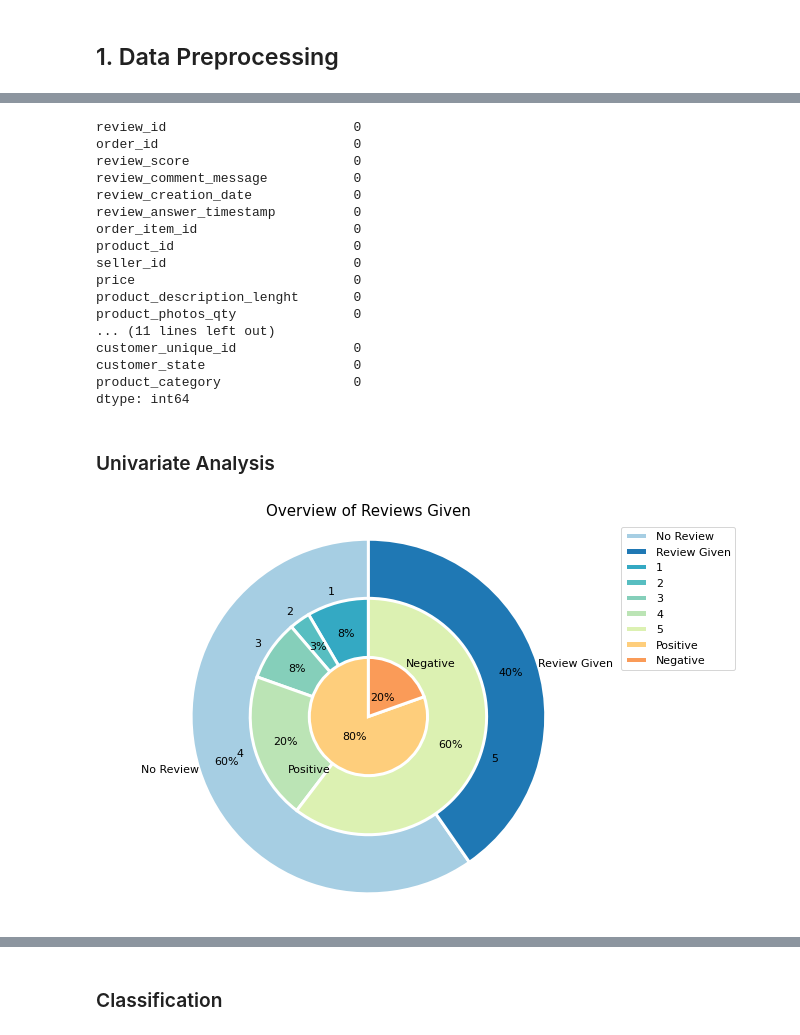
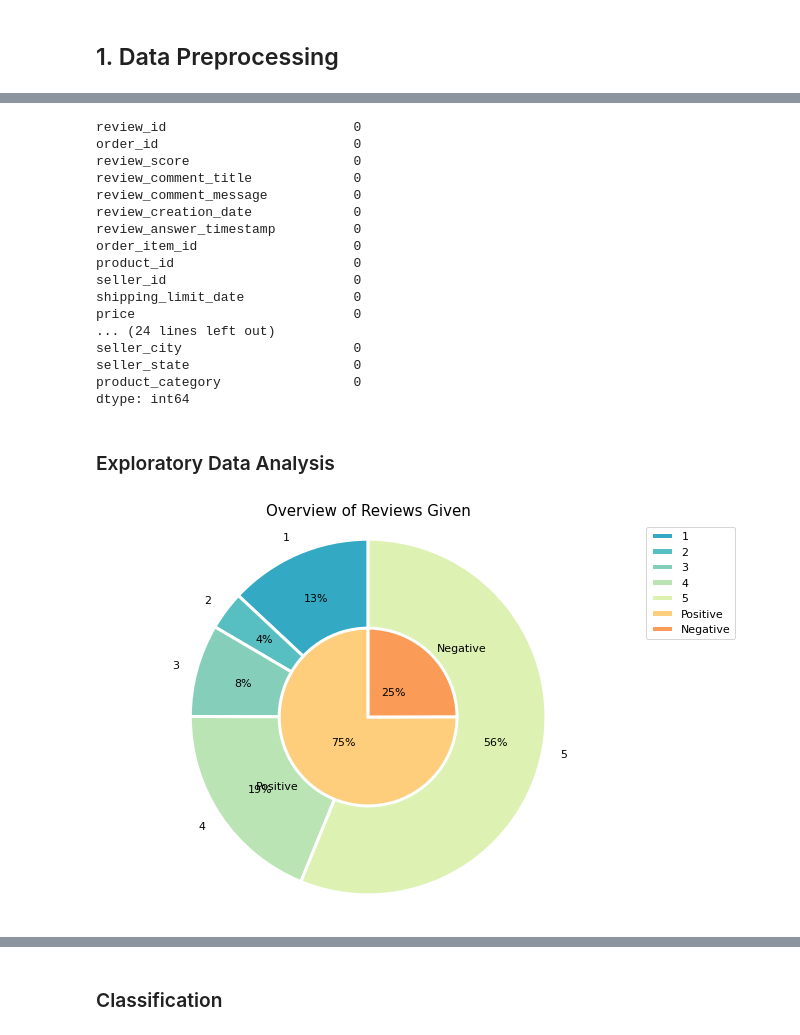
Before and after one commit to miji-lee-kr/Customer_Satisfaction_Rate_Analysis, a Jupyter notebook: Review_Score_Analysis.ipynb, the cells around one changed output, grey strips where cells are left out. Saved outputs shown, nothing was run; the diff lists cells and outputs as text; code cells hidden in the pictures.

```diff
--- a/Review_Score_Analysis.ipynb
+++ b/Review_Score_Analysis.ipynb
@@ -32,6 +35,7 @@ df= df.merge(product, on = 'product_id', how = 'inner')
 df= df.merge(orders, on = 'order_id', how = 'inner')
 df= df.merge(payment, on = 'order_id', how = 'inner')
 df = df.merge(customers, on = 'customer_id', how = 'inner')
+df = pd.merge(df, sellers, on = 'seller_id', how = 'inner')
 df.head(5)
 # %% [output]
 |  | review_id | order_id | review_score | review_comment_title | review_comment_message | review_creation_date | ... |
@@ -44,8 +48,3 @@ df.head(5)
-# %%
-# dropping unnecessary columns for analysis
-
-df = df.drop(columns = ['review_comment_title','freight_value', 'product_name_lenght','product_length_cm', 'product_height_cm',
-                        'product_width_cm', 'customer_zip_code_prefix', 'product_weight_g', 'shipping_limit_date', 'customer_city'])
 # %%
 # replacing Portuguese category names with English names
 
@@ -91,10 +90,14 @@ memory usage: 24.4+ MB
 
 df['product_category'] = df['product_category'].fillna("no_data")
 
-avg = ['product_description_lenght', 'product_photos_qty']
+avg = ['product_description_lenght', 'product_photos_qty', 'product_name_lenght','product_weight_g', 'product_height_cm', 'product_length_cm', 'product_width_cm']
+review = ['review_comment_title', 'review_comment_message']
 
 for i in avg:
     df[i].fillna(df[i].mean(), inplace = True)
+
+for a in review:
+    df[a].fillna('NA', inplace= True)
 
 # handling missing values
 
@@ -103,77 +106,67 @@ df["order_estimated_delivery_date"].fillna(df["order_delivered_customer_date"],
 df['order_delivered_carrier_date'].fillna(df['order_approved_at'], inplace = True)
 df['order_delivered_customer_date'].fillna(df["order_estimated_delivery_date"], inplace = True)
 
-# update reviews written in Portuguese to "review_contents", since I am not able to use the contents
-
-df['review_comment_message'].fillna('no_review',inplace=True)
-ind = df.query('review_comment_message!= "no_review"').index
-df.loc[ind, 'review_comment_message'] = 'review_given'
-
 df.isna().sum()
 # %% [output]
 review_id                        0
 order_id                         0
 review_score                     0
+review_comment_title             0
 review_comment_message           0
 review_creation_date             0
 review_answer_timestamp          0
 order_item_id                    0
 product_id                       0
 seller_id                        0
+shipping_limit_date              0
 price                            0
-product_description_lenght       0
-product_photos_qty               0
-... (11 lines left out)
-customer_unique_id               0
-customer_state                   0
+... (24 lines left out)
+seller_city                      0
+seller_state                     0
 product_category                 0
 dtype: int64
 # %%
 # removing duplicates
 
-df.drop_duplicates(subset = {'order_purchase_timestamp'}, inplace = True)
+df.drop_duplicates(subset = {'order_id', 'product_id', 'order_item_id'}, inplace = True)
 # %% [markdown]
-### Univariate Analysis
+### Exploratory Data Analysis
 # %%
 # Let's first divide positive reviews with score higher than 3, and negative reviews with score lower than 3.
 
 def division(x):
     if x<=3:
-        return "0"
-    else: return "1"
+        return "1"
+    else: return "0"
 
 df['reaction'] = df['review_score'].apply(division)
 df['reaction'] =df['reaction'].astype(int)
 
 palette = sns.color_palette("Paired", 2)
 palette_o = sns.color_palette("YlGnBu", 10)
 palette_i = sns.color_palette("Spectral",10)
 
 outer = [palette_o[5],palette_o[4],palette_o[3],palette_o[2], palette_o[1]]
 inner = [palette_i[3], palette_i[2]]
 color_list = [palette[0], palette[1]]
 
-labels = ['No Review', 'Review Given']
-x1 = [df.query('review_comment_message == "no_review"').shape[0], df.query('review_comment_message == "review_given"').shape[0]]
 number = df['review_score'].value_counts().sort_index(ascending=True).values
 labels_2 = ['1','2', '3', '4', '5']
 x2 = [number[0],number[1], number[2], number[3], number[4]]
 labels_3 =['Positive','Negative']
 x3 = [df['reaction'].value_counts().values[0],df['reaction'].value_counts().values[1]]
 
 plt.figure(figsize=(9,6))
-plt.pie(x1, startangle=90, labels = labels, pctdistance =0.84 , colors=color_list,autopct = '%1.0f%%',textprops ={'fontsize':11},
-        wedgeprops = {'linewidth' : 3, 'edgecolor' : "w" }, radius= 0.6, labeldistance=1)
 plt.pie(x2,startangle=90, labels = labels_2, pctdistance =0.73,colors=outer,textprops ={'fontsize':11},
         wedgeprops = {'linewidth' : 3, 'edgecolor' : "w" }, autopct = '%1.0f%%',radius= 0.4)
 plt.pie(x3,startangle=90, labels = labels_3, pctdistance =0.4,colors=inner,textprops ={'fontsize':11},
         wedgeprops = {'linewidth' : 3, 'edgecolor' : "w" }, autopct = '%1.0f%%',radius= 0.2 )
 plt.axis('equal')
 plt.legend(loc=1, bbox_to_anchor=(0.8, 0., 0.4, 1), fontsize =11)
 plt.title("Overview of Reviews Given", size = 15)
 plt.tight_layout();
 # %% [output]
-[figure, old version]
+[figure, new version]
 # %%
 plt.figure(figsize = (10,6))
 sns.boxplot(df['review_score'], df['payment_value'], showfliers=False);
```
Also changed, not shown: parts of 85 cells of this notebook.
